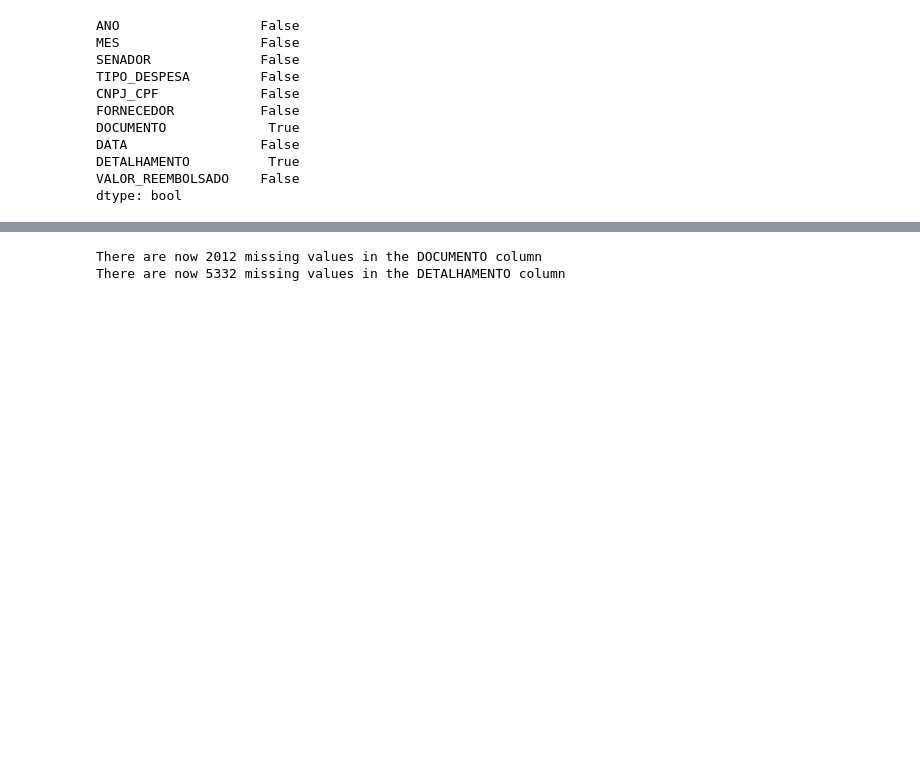
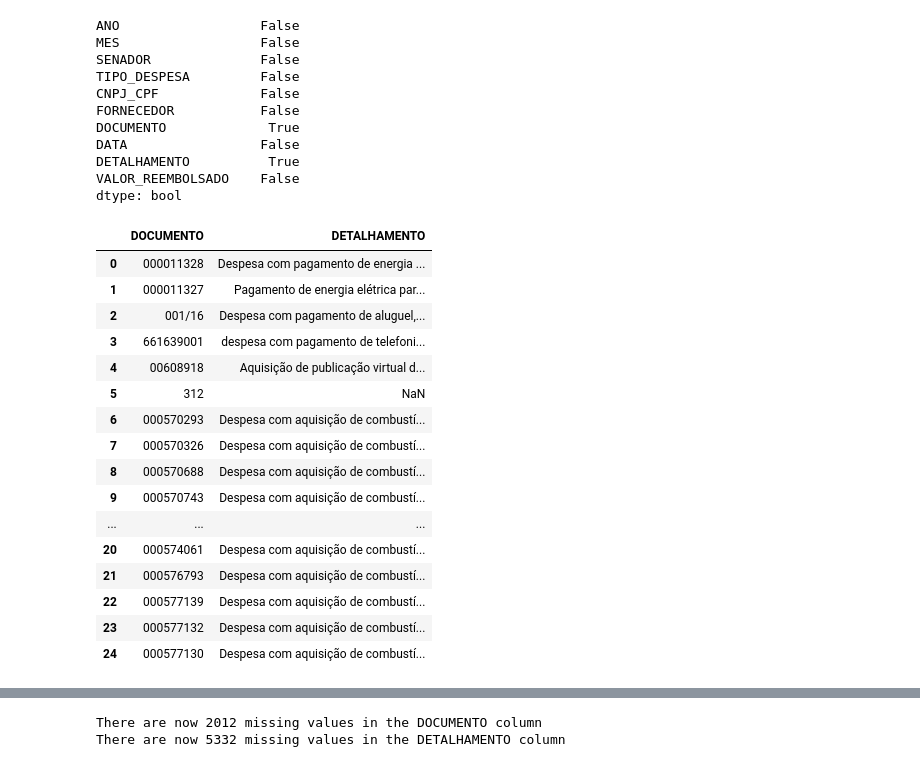
Before and after one commit to brunocampos01/analise-despesas-senadores-CEAPS, a Jupyter notebook: notebooks/CEAPS-2016-part01.ipynb, the cells around one changed output, grey strips where cells are left out. Saved outputs shown, nothing was run; the diff lists cells and outputs as text; code cells hidden in the pictures; blank space fills up the shorter version.

```diff
--- a/notebooks/CEAPS-2016-part01.ipynb
+++ b/notebooks/CEAPS-2016-part01.ipynb
@@ -477,3 +473,23 @@ dtype: bool
 
 missingValueColumns = df.columns[df.isnull().any()].tolist()
 df_null = df[missingValueColumns]
+# %%
+df_null.head(25)
+# %% [output]
+|  | DOCUMENTO | DETALHAMENTO |
+| 0 | 000011328 | Despesa com pagamento de energia ... |
+| 1 | 000011327 | Pagamento de energia elétrica par... |
+| 2 | 001/16 | Despesa com pagamento de aluguel,... |
+| 3 | 661639001 | despesa com pagamento de telefoni... |
+| 4 | 00608918 | Aquisição de publicação virtual d... |
+| 5 | 312 | NaN |
+| 6 | 000570293 | Despesa com aquisição de combustí... |
+| 7 | 000570326 | Despesa com aquisição de combustí... |
+| 8 | 000570688 | Despesa com aquisição de combustí... |
+| 9 | 000570743 | Despesa com aquisição de combustí... |
+| ... | ... | ... |
+| 20 | 000574061 | Despesa com aquisição de combustí... |
+| 21 | 000576793 | Despesa com aquisição de combustí... |
+| 22 | 000577139 | Despesa com aquisição de combustí... |
+| 23 | 000577132 | Despesa com aquisição de combustí... |
+| 24 | 000577130 | Despesa com aquisição de combustí... |
```
Also changed, not shown: parts of 32 cells of this notebook, 25 other files.
